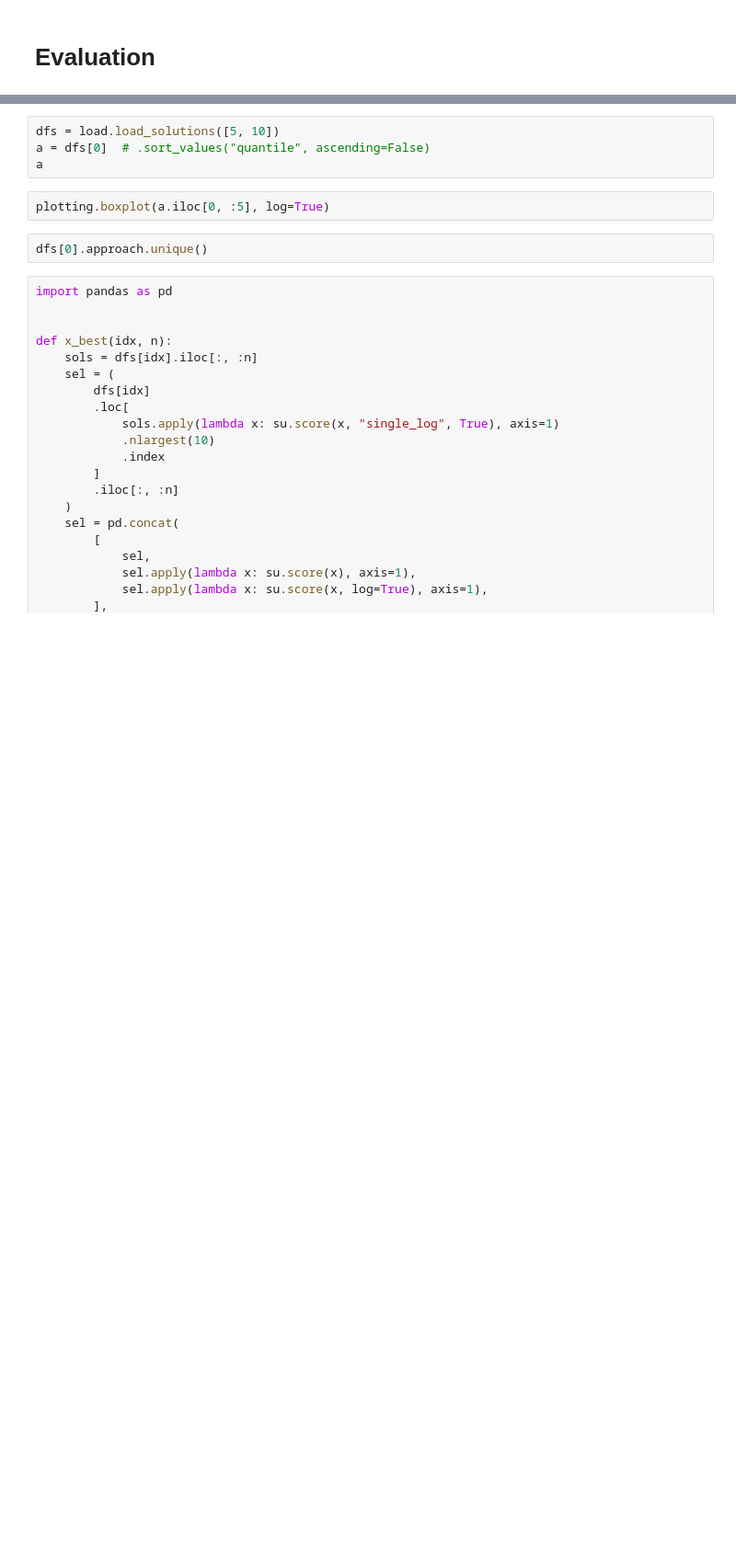
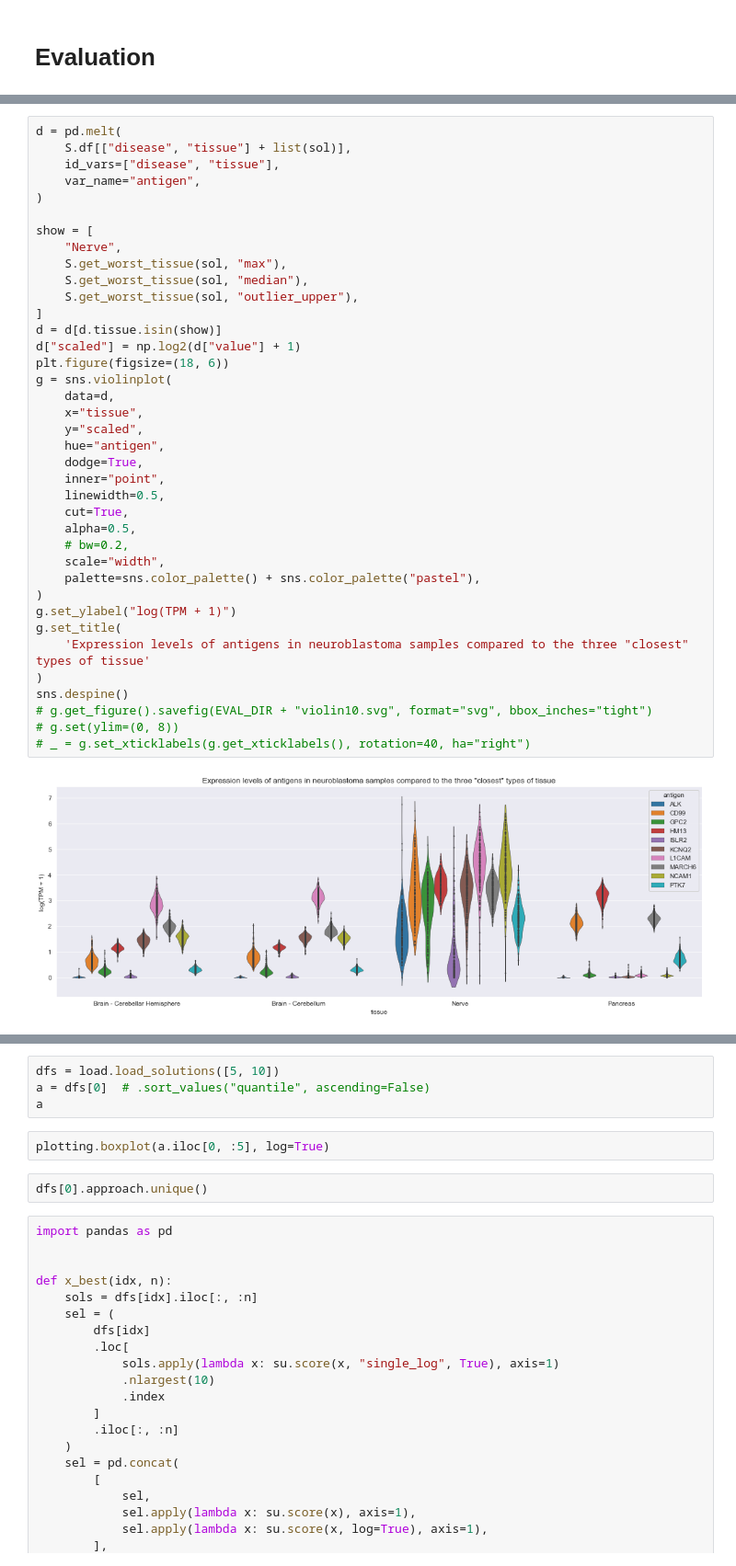
Before and after one commit to evelynbirnzain/bsc-thesis, a Jupyter notebook: src/evaluation.ipynb, the cells around one changed output, grey strips where cells are left out. Shown: that part at 92% size. Saved outputs shown, nothing was run; the diff lists cells and outputs as text; blank space fills up the shorter version.

Commit message:
eval

```diff
--- a/src/evaluation.ipynb
+++ b/src/evaluation.ipynb
@@ -5,0 +76,40 @@ dfs[0].head()
+# %%
+d = pd.melt(
+    S.df[["disease", "tissue"] + list(sol)],
+    id_vars=["disease", "tissue"],
+    var_name="antigen",
+)
+
+show = [
+    "Nerve",
+    S.get_worst_tissue(sol, "max"),
+    S.get_worst_tissue(sol, "median"),
+    S.get_worst_tissue(sol, "outlier_upper"),
+]
+d = d[d.tissue.isin(show)]
+d["scaled"] = np.log2(d["value"] + 1)
+plt.figure(figsize=(18, 6))
+g = sns.violinplot(
+    data=d,
+    x="tissue",
+    y="scaled",
+    hue="antigen",
+    dodge=True,
+    inner="point",
+    linewidth=0.5,
+    cut=True,
+    alpha=0.5,
+    # bw=0.2,
+    scale="width",
+    palette=sns.color_palette() + sns.color_palette("pastel"),
+)
+g.set_ylabel("log(TPM + 1)")
+g.set_title(
+    'Expression levels of antigens in neuroblastoma samples compared to the three "closest" types of tissue'
+)
+sns.despine()
+# g.get_figure().savefig(EVAL_DIR + "violin10.svg", format="svg", bbox_inches="tight")
+# g.set(ylim=(0, 8))
+# _ = g.set_xticklabels(g.get_xticklabels(), rotation=40, ha="right")
+# %% [output]
+[figure, added]
```
Also changed, not shown: parts of 31 cells of this notebook, 6 other files.
